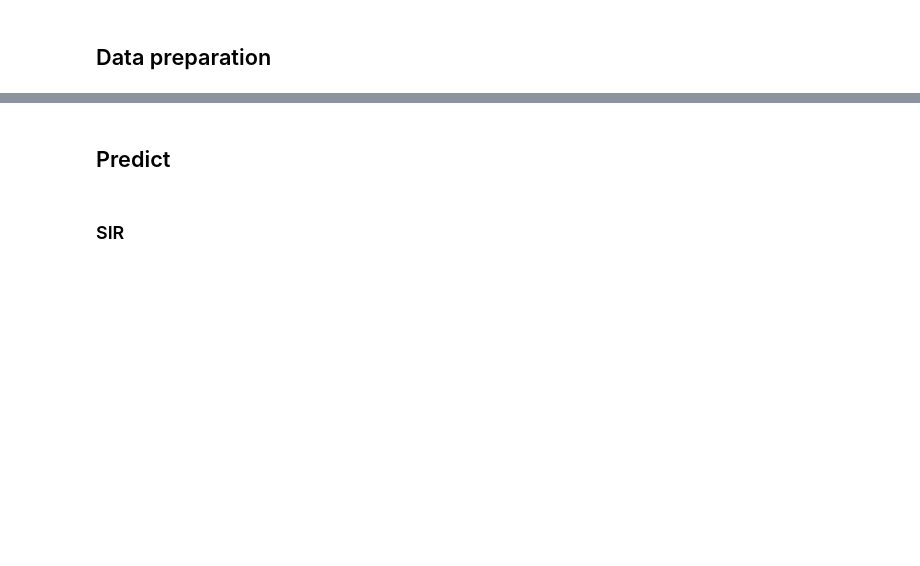
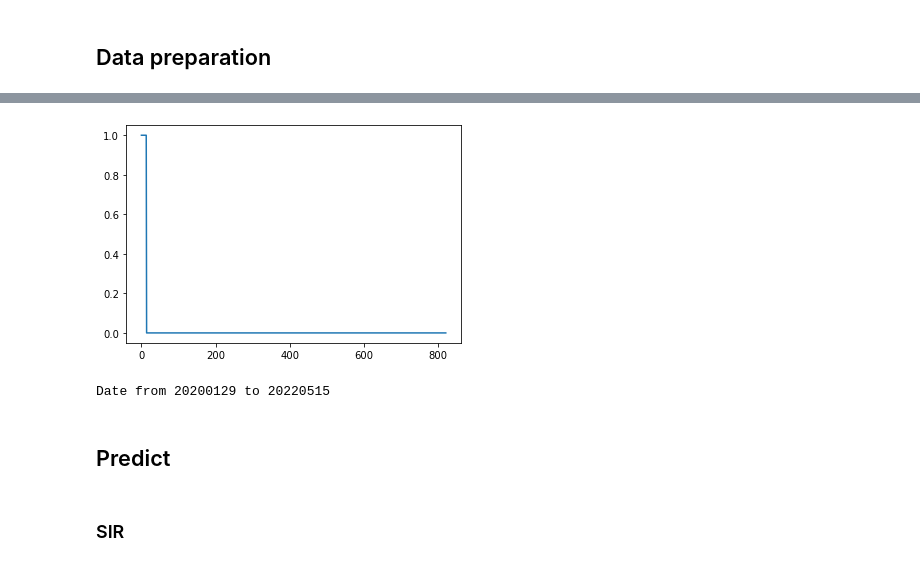
Before and after one commit to ObsisMc/Covid-19-Analysis, a Jupyter notebook: analysis/SIR_analysis/eval.ipynb, the cells around one changed output, grey strips where cells are left out. Drawn from its saved outputs; the diff is of its cells as text; code cells hidden in the pictures; blank space fills up the shorter version.

```diff
--- a/analysis/SIR_analysis/eval.ipynb
+++ b/analysis/SIR_analysis/eval.ipynb
@@ -58,3 +56,9 @@ Date from 20220105 to 20220515
+# %%
+xz_start, xz_end = 0, xz_data.shape[0]
+show_plot(xz_data, xz_end, xz_start)
+# %% [output]
+[figure, added]
+Date from 20200129 to 20220515
 # %% [markdown]
 ## Predict
 # %% [markdown]
```
Also changed, not shown: parts of 27 cells of this notebook, 1 other file.
